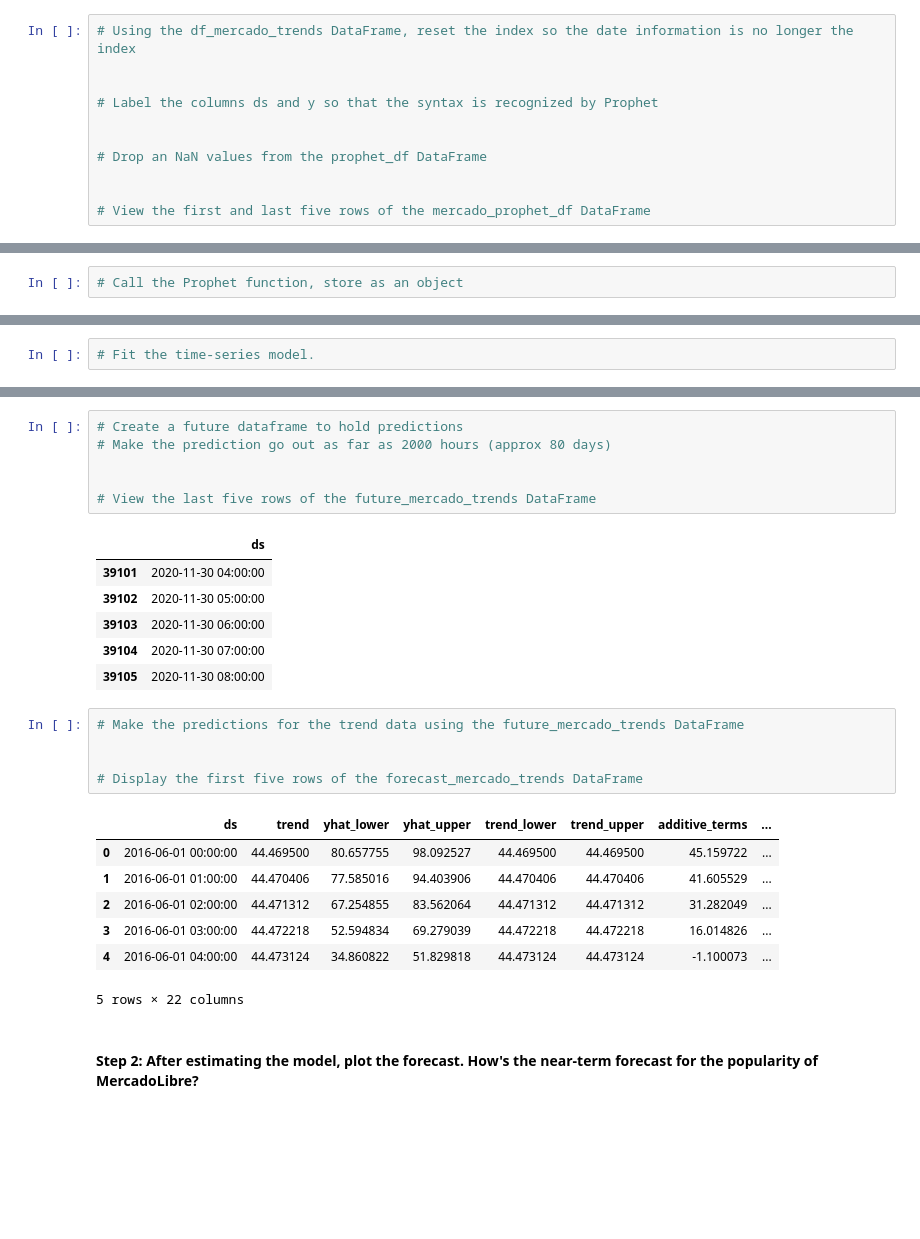
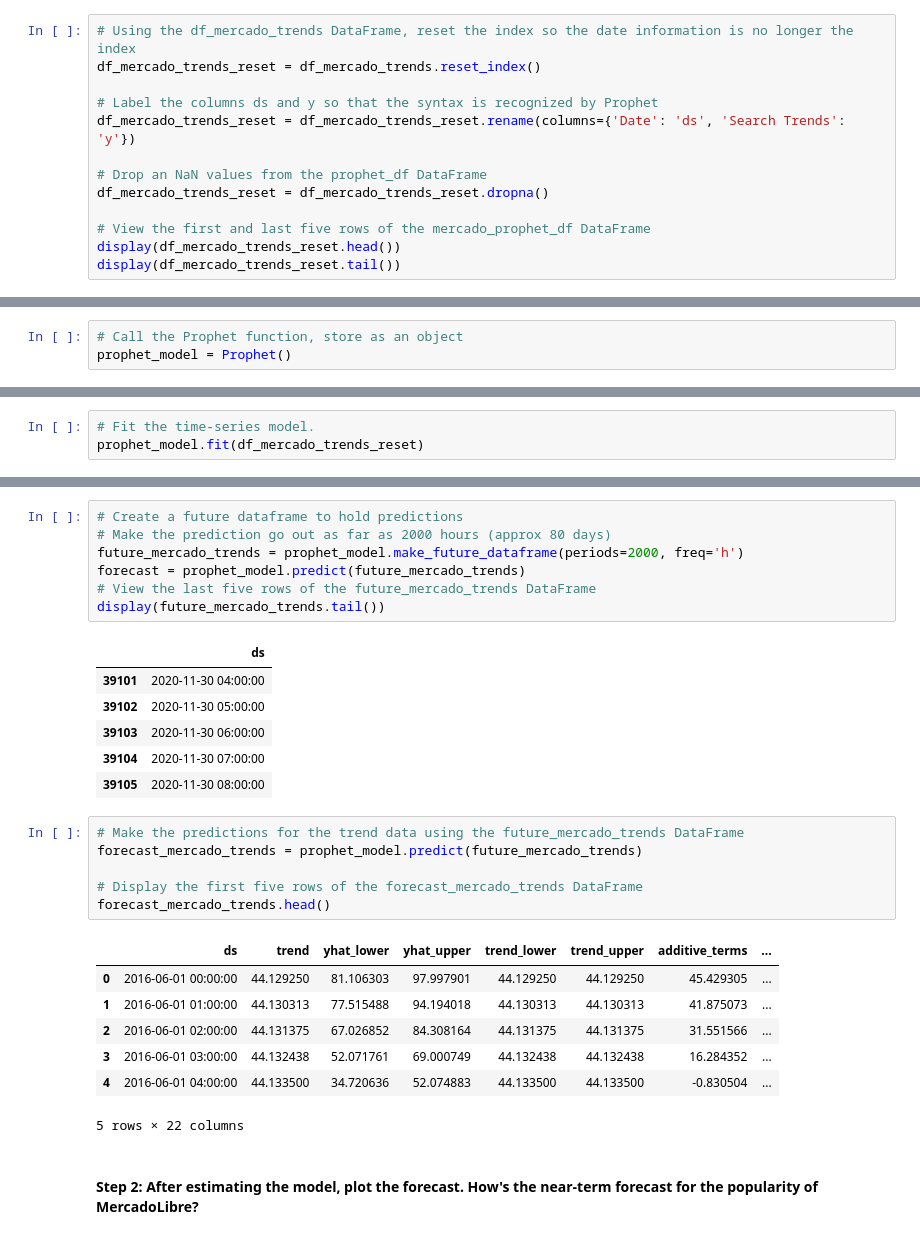
Before and after one commit to tsjohns9/prophet-challenge, a Jupyter notebook: forecasting_net_prophet.ipynb, the cells around one changed output, grey strips where cells are left out. Saved outputs shown, nothing was run; the diff lists cells and outputs as text; blank space fills up the shorter version.

```diff
--- a/forecasting_net_prophet.ipynb
+++ b/forecasting_net_prophet.ipynb
@@ -435,15 +435,17 @@ Now, you need to produce a time series model that analyzes and forecasts pattern
 #### Step 1: Set up the Google search data for a Prophet forecasting model.
 # %%
 # Using the df_mercado_trends DataFrame, reset the index so the date information is no longer the index
-
+df_mercado_trends_reset = df_mercado_trends.reset_index()
 
 # Label the columns ds and y so that the syntax is recognized by Prophet
-
+df_mercado_trends_reset = df_mercado_trends_reset.rename(columns={'Date': 'ds', 'Search Trends': 'y'})
 
 # Drop an NaN values from the prophet_df DataFrame
-
+df_mercado_trends_reset = df_mercado_trends_reset.dropna()
 
 # View the first and last five rows of the mercado_prophet_df DataFrame
+display(df_mercado_trends_reset.head())
+display(df_mercado_trends_reset.tail())
 # %% [output]
 |  | ds | y |
 | 0 | 2016-06-01 00:00:00 | 97 |
@@ -459,3 +461,4 @@ Now, you need to produce a time series model that analyzes and forecasts pattern
 | 37105 | 2020-09-08 00:00:00 | 96 |
 # %%
 # Call the Prophet function, store as an object
+prophet_model = Prophet()
@@ -464,3 +465,4 @@ Now, you need to produce a time series model that analyzes and forecasts pattern
 # %%
 # Fit the time-series model.
+prophet_model.fit(df_mercado_trends_reset)
 # %% [output]
@@ -477,9 +472,10 @@ INFO:cmdstanpy:Chain [1] done processing
 # %%
 # Create a future dataframe to hold predictions
 # Make the prediction go out as far as 2000 hours (approx 80 days)
-
-
+future_mercado_trends = prophet_model.make_future_dataframe(periods=2000, freq='h')
+forecast = prophet_model.predict(future_mercado_trends)
 # View the last five rows of the future_mercado_trends DataFrame
+display(future_mercado_trends.tail())
 # %% [output]
 |  | ds |
 | 39101 | 2020-11-30 04:00:00 |
@@ -489,16 +485,17 @@ INFO:cmdstanpy:Chain [1] done processing
 | 39105 | 2020-11-30 08:00:00 |
 # %%
 # Make the predictions for the trend data using the future_mercado_trends DataFrame
-
+forecast_mercado_trends = prophet_model.predict(future_mercado_trends)
 
 # Display the first five rows of the forecast_mercado_trends DataFrame
+forecast_mercado_trends.head()
 # %% [output]
 |  | ds | trend | yhat_lower | yhat_upper | trend_lower | trend_upper | additive_terms | ... |
-| 0 | 2016-06-01 00:00:00 | 44.469500 | 80.657755 | 98.092527 | 44.469500 | 44.469500 | 45.159722 | ... |
-| 1 | 2016-06-01 01:00:00 | 44.470406 | 77.585016 | 94.403906 | 44.470406 | 44.470406 | 41.605529 | ... |
-| 2 | 2016-06-01 02:00:00 | 44.471312 | 67.254855 | 83.562064 | 44.471312 | 44.471312 | 31.282049 | ... |
-| 3 | 2016-06-01 03:00:00 | 44.472218 | 52.594834 | 69.279039 | 44.472218 | 44.472218 | 16.014826 | ... |
-| 4 | 2016-06-01 04:00:00 | 44.473124 | 34.860822 | 51.829818 | 44.473124 | 44.473124 | -1.100073 | ... |
+| 0 | 2016-06-01 00:00:00 | 44.129250 | 81.106303 | 97.997901 | 44.129250 | 44.129250 | 45.429305 | ... |
+| 1 | 2016-06-01 01:00:00 | 44.130313 | 77.515488 | 94.194018 | 44.130313 | 44.130313 | 41.875073 | ... |
+| 2 | 2016-06-01 02:00:00 | 44.131375 | 67.026852 | 84.308164 | 44.131375 | 44.131375 | 31.551566 | ... |
+| 3 | 2016-06-01 03:00:00 | 44.132438 | 52.071761 | 69.000749 | 44.132438 | 44.132438 | 16.284352 | ... |
+| 4 | 2016-06-01 04:00:00 | 44.133500 | 34.720636 | 52.074883 | 44.133500 | 44.133500 | -0.830504 | ... |
 5 rows × 22 columns
 # %% [markdown]
 #### Step 2: After estimating the model, plot the forecast. How's the near-term forecast for the popularity of MercadoLibre?
```
Also changed, not shown: parts of 10 cells of this notebook.
